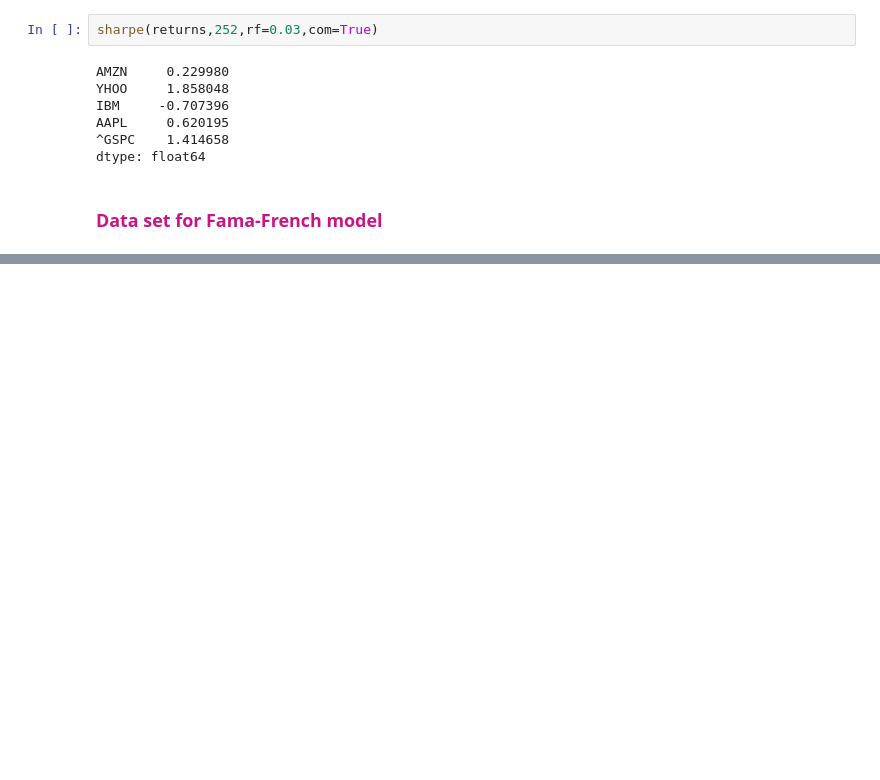
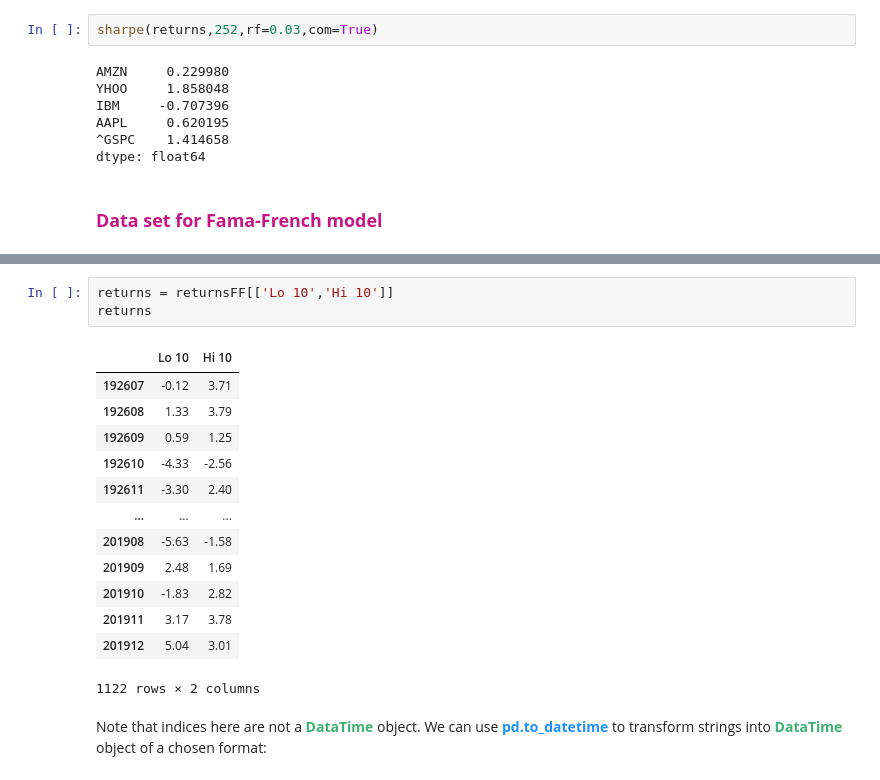
Before and after one commit to raketic-ognjen/QuantInvestmentLesson2, a Jupyter notebook: 02_Fundamentals_of_Risk_and_Returns.ipynb, the cells around one changed output, grey strips where cells are left out. Cells and saved outputs as stored; diff of their text form; blank space fills up the shorter version.

```diff
--- a/02_Fundamentals_of_Risk_and_Returns.ipynb
+++ b/02_Fundamentals_of_Risk_and_Returns.ipynb
@@ -610,0 +640,19 @@ dtype: float64
+# %%
+returns = returnsFF[['Lo 10','Hi 10']]
+returns
+# %% [output]
+|  | Lo 10 | Hi 10 |
+| 192607 | -0.12 | 3.71 |
+| 192608 | 1.33 | 3.79 |
+| 192609 | 0.59 | 1.25 |
+| 192610 | -4.33 | -2.56 |
+| 192611 | -3.30 | 2.40 |
+| ... | ... | ... |
+| 201908 | -5.63 | -1.58 |
+| 201909 | 2.48 | 1.69 |
+| 201910 | -1.83 | 2.82 |
+| 201911 | 3.17 | 3.78 |
+| 201912 | 5.04 | 3.01 |
+1122 rows × 2 columns
+# %% [markdown]
+Note that indices here are not a <font color='mediumseagreen'><b>DataTime</b></font> object. We can use <font color='DodgerBlue'><b>pd.to_datetime</b></font> to transform strings into <font color='mediumseagreen'><b>DataTime</b></font> object of a chosen format:
```
Also changed, not shown: parts of 64 cells of this notebook.
